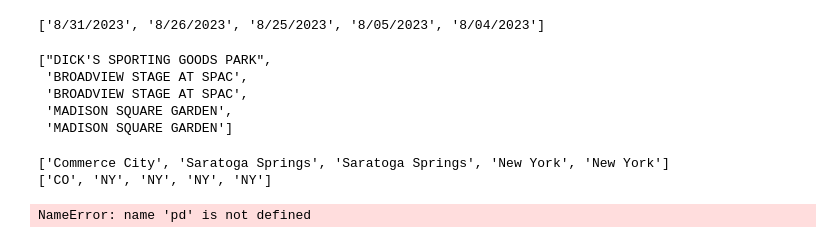
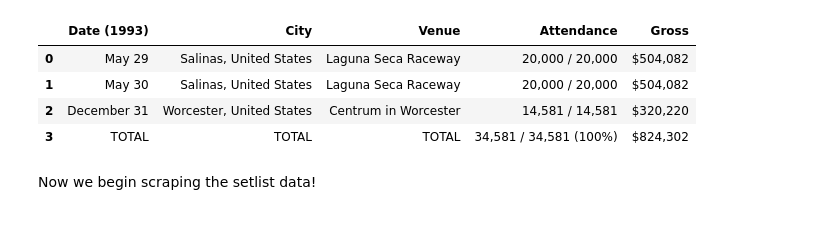
Before and after one commit to digital-buddha42/Phish-data-web-scraping, a Jupyter notebook: Phish Concert Data ETL.ipynb, the cells around one changed output. Drawn from its saved outputs; the diff is of its cells as text; code cells hidden in the pictures.

Commit message:
Scraped box office data

```diff
--- a/Phish Concert Data ETL.ipynb
+++ b/Phish Concert Data ETL.ipynb
@@ -11,0 +22,10 @@ phish_soup = soup(html, 'html.parser')
+# %%
+# pd.read_html for the win!
+
+table_dfs = pd.read_html('https://en.wikipedia.org/wiki/Phish_concert_tours_and_festivals#Box_office_score_data')
+money_dfs = []
+
+for table_df in table_dfs:
+    if table_df.columns[-1] == 'Gross':
+        money_dfs.append(table_df)
+money_dfs
@@ -12,43 +50,18 @@ phish_soup = soup(html, 'html.parser')
+# %%
+money_dfs[0]
+# %% [output]
+|  | Date (1993) | City | Venue | Attendance | Gross |
+| 0 | May 29 | Salinas, United States | Laguna Seca Raceway | 20,000 / 20,000 | $504,082 |
+| 1 | May 30 | Salinas, United States | Laguna Seca Raceway | 20,000 / 20,000 | $504,082 |
+| 2 | December 31 | Worcester, United States | Centrum in Worcester | 14,581 / 14,581 | $320,220 |
+| 3 | TOTAL | TOTAL | TOTAL | 34,581 / 34,581 (100%) | $824,302 |
+# %% [markdown]
+Now we begin scraping the setlist data!
 # %%
 dates = phish_soup.find_all('span', class_='setlist-date')
+dates
 
-date_strings = [date.text[-10:] for date in dates]
+date_strings = [date.text[-11:] for date in dates]
 
 cleaned_date_strings = [date.strip() for date in date_strings]
 cleaned_date_strings[0:5]
-# %% [output]
-['8/31/2023', '8/26/2023', '8/25/2023', '8/05/2023', '8/04/2023']
-# %%
-venues = phish_soup.find_all('div', class_='setlist-venue')
-
-venue_strings = [venue.text.strip() for venue in venues]
-venue_strings[0:5]
-# %% [output]
-["DICK'S SPORTING GOODS PARK",
- 'BROADVIEW STAGE AT SPAC',
- 'BROADVIEW STAGE AT SPAC',
- 'MADISON SQUARE GARDEN',
- 'MADISON SQUARE GARDEN']
-# %%
-locations = phish_soup.find_all('div', class_='setlist-location')
-
-locations = [location.text.strip() for location in locations]
-
-cities = [location.split(',')[0] for location in locations]
-states = [location[-2:] for location in locations]
-
-print(cities[0:5])
-print(states[0:5])
-# %% [output]
-['Commerce City', 'Saratoga Springs', 'Saratoga Springs', 'New York', 'New York']
-['CO', 'NY', 'NY', 'NY', 'NY']
-# %%
-phish_p1_df = pd.DataFrame({
-    'Date': cleaned_date_strings,
-    'Venue': venue_strings,
-    'City': cities,
-    'State': states
-})
-phish_p1_df
-# %% [output]
-NameError: name 'pd' is not defined
```
Also changed, not shown: parts of 9 cells of this notebook.
